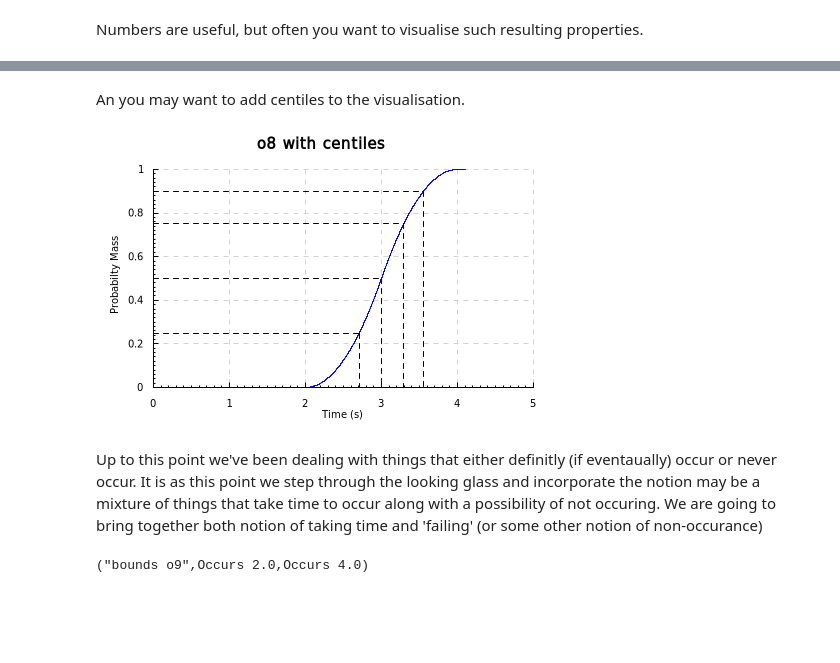
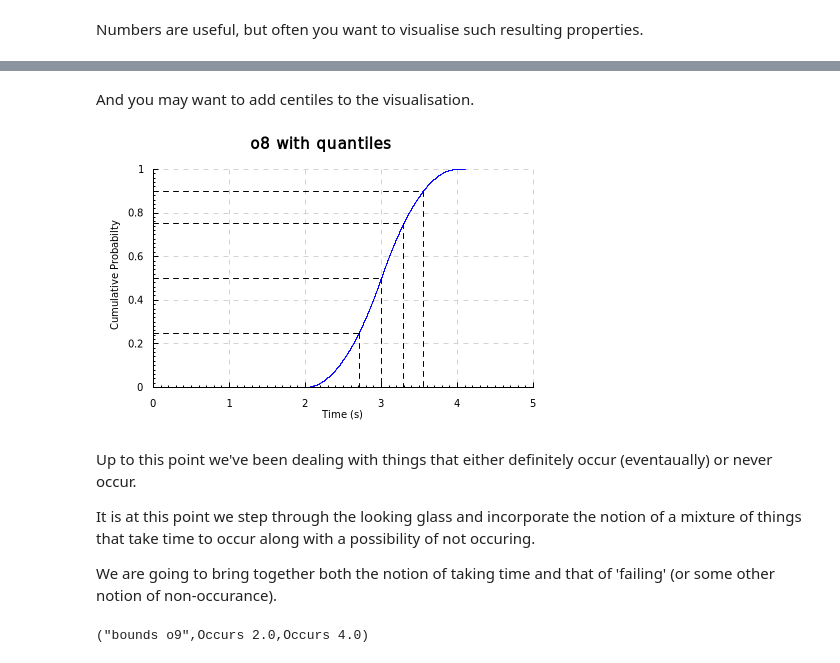
Before and after one commit to DeltaQ-SD/deltaq, a Jupyter notebook: doc/iHaskell-Notebooks/Features/01 - Introduction.ipynb, the cells around one changed output, grey strips where cells are left out. Saved outputs shown, nothing was run; the diff lists cells and outputs as text; code cells hidden in the pictures; blank space fills up the shorter version.

```diff
--- a/doc/iHaskell-Notebooks/Features/01 - Introduction.ipynb
+++ b/doc/iHaskell-Notebooks/Features/01 - Introduction.ipynb
@@ -92,13 +94,15 @@ toRenderable $ plotCDF "Visualising o8" o8
 # %% [markdown]
-An you may want to add centiles to the visualisation.
+And you may want to add centiles to the visualisation.
 # %%
-toRenderable $ plotCDFWithCentiles "o8 with centiles"  [0.25, 0.5, 0.75, 0.9] o8
+toRenderable $ plotCDFWithQuantiles "o8 with quantiles"  [0.25, 0.5, 0.75, 0.9] o8
 # %% [output]
-[figure, old version]
+[figure, new version]
 # %% [markdown]
-Up to this point we've been dealing with things that either definitly (if eventaually) occur or never occur.
-It is as this point we step through the looking glass and incorporate the notion may be a mixture of things that take time to occur along with a possibility of not occuring.
-We are going to bring together both notion of taking time and 'failing' (or some other notion of non-occurance)
+Up to this point we've been dealing with things that either definitely occur (eventaually) or never occur.
+
+It is at this point we step through the looking glass and incorporate the notion of a mixture of things that take time to occur along with a possibility of not occuring.
+
+We are going to bring together both the notion of taking time and that of 'failing' (or some other notion of non-occurance).
 # %%
 o9 :: DQ
 o9 = choice 0.75 o8 never
```
Also changed, not shown: parts of 11 cells of this notebook, 1 other file.
